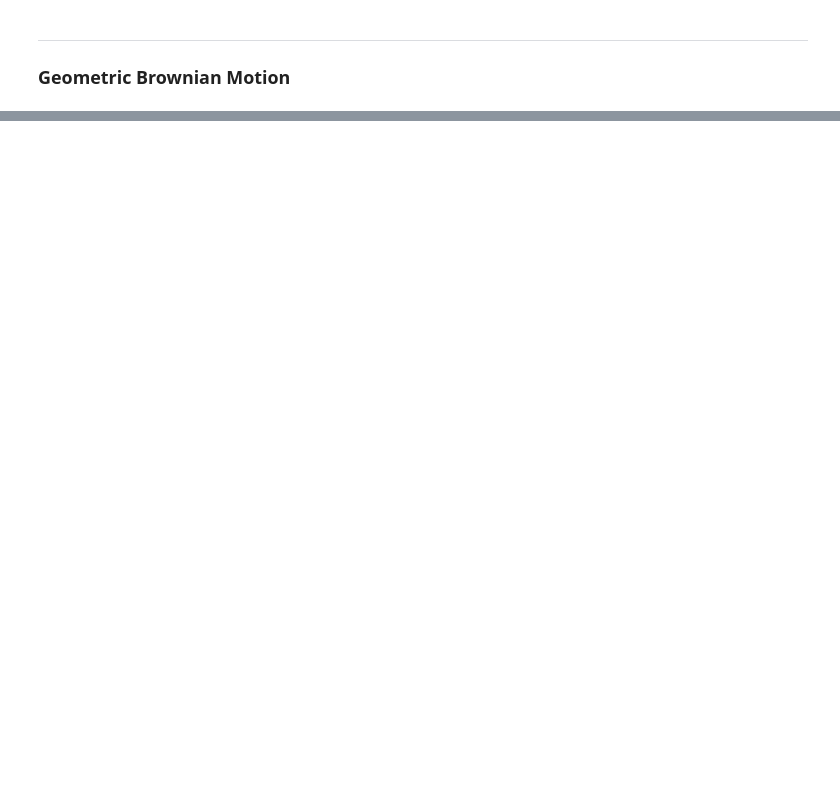
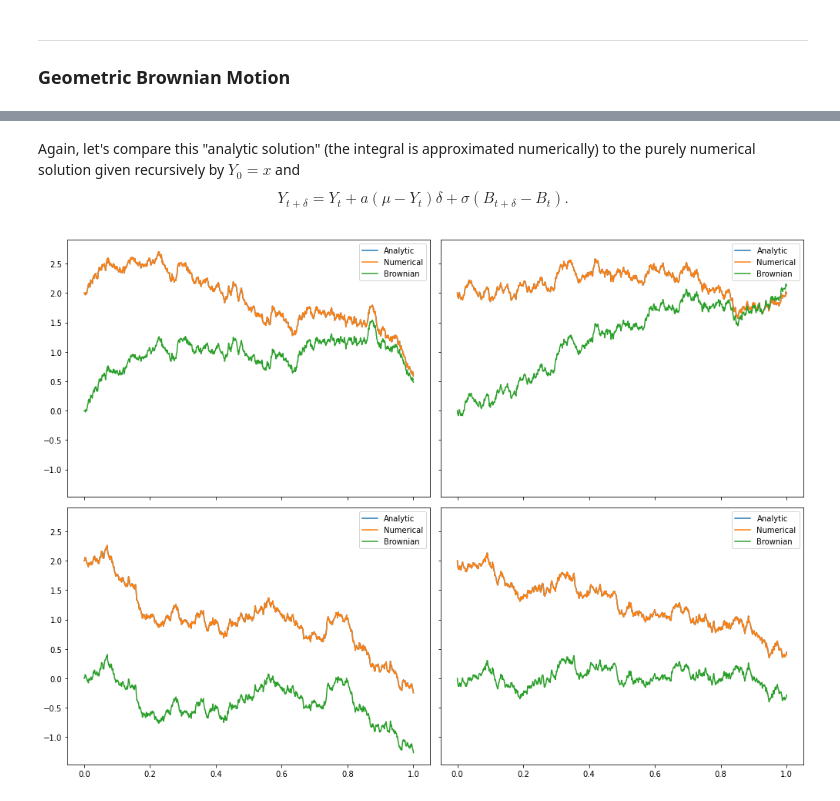
Before and after one commit to kevinrchilders/stochastics, a Jupyter notebook: stochastics.ipynb, the cells around one changed output, grey strips where cells are left out. Cells and saved outputs as stored; diff of their text form; code cells hidden in the pictures; blank space fills up the shorter version.

```diff
--- a/stochastics.ipynb
+++ b/stochastics.ipynb
@@ -674,0 +789,30 @@ RP - 1:          0.4579850944255939
+# %% [markdown]
+Again, let's compare this "analytic solution" (the integral is approximated numerically) to the purely numerical solution given recursively by $Y_0 = x$ and
+$$ Y_{t+\delta} = Y_t + a(\mu - Y_t)\delta + \sigma(B_{t+\delta} - B_t). $$
+# %%
+# We'll take mu=0, sigma=a=1, and x0=2 for simplicity
+
+fig, axes = plt.subplots(2,2, sharex=True, sharey=True, figsize=(14,10))
+for k in range(2):
+  for j in range(2):
+    t, B = brownian()
+
+    # Analytic solution
+    incs = (np.roll(B, -1) - B)[:-1]
+    exps = np.exp(t)[:-1]
+    integral = np.concatenate(([0], np.cumsum(incs * exps)))
+    X = 2*np.exp(-1*t) + np.exp(-1*t)*integral
+
+    # Numerical solution
+    Y=[2]
+    for i in range(1000):
+      Y.append(Y[-1] - Y[-1] / 1000 + (B[i+1]-B[i]))
+
+    axes[k,j].plot(t, X, label='Analytic')
+    axes[k,j].plot(t, Y, label='Numerical')
+    axes[k,j].plot(t, B, label='Brownian')
+    axes[k,j].legend()
+
+plt.tight_layout()
+# %% [output]
+[figure, added]
```
Also changed, not shown: parts of 21 cells of this notebook.
